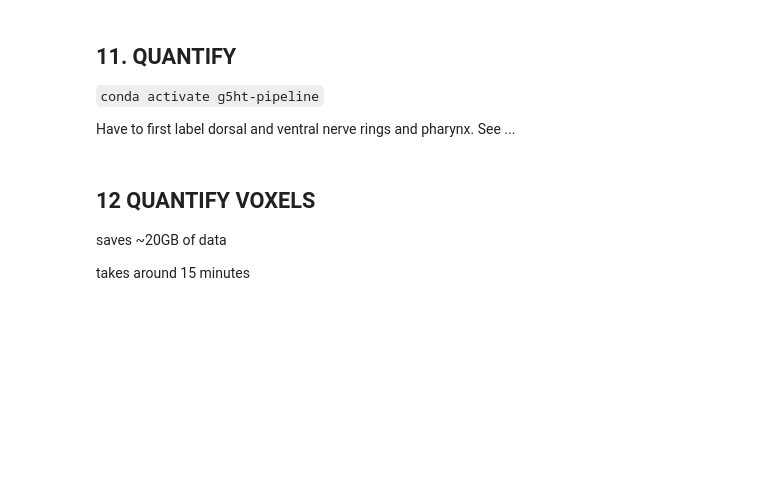
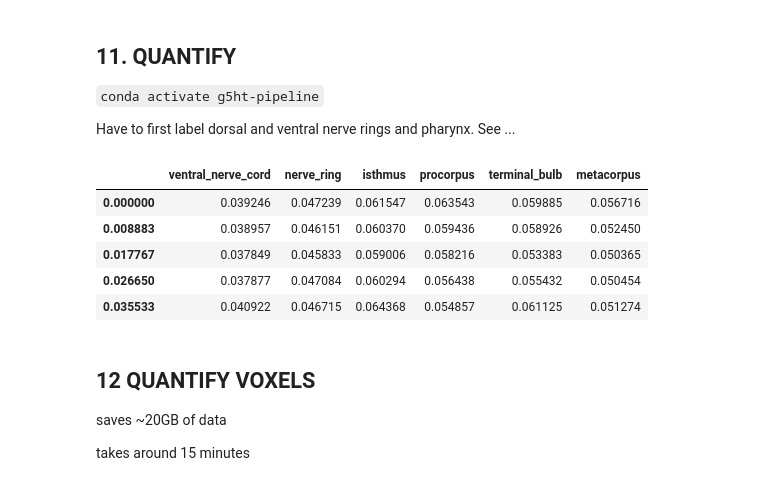
Before and after one commit to MunibH/g5ht-pipeline, a Jupyter notebook: run_pipeline_after_registration.ipynb, the cells around one changed output. Drawn from its saved outputs; the diff is of its cells as text; code cells hidden in the pictures; blank space fills up the shorter version.

```diff
--- a/run_pipeline_after_registration.ipynb
+++ b/run_pipeline_after_registration.ipynb
@@ -57,7 +57,7 @@ except ImportError:
 # %% [markdown]
 ## SPECIFY DATA TO PROCESS
 # %%
-DATA_PTH = r'C:\Users\munib\POSTDOC\DATA'
+DATA_PTH = r'D:\DATA'
 PROJECT = 'g5ht-free' # g5ht-free or g5ht-immo
 DATE = '20251028'
 
@@ -368,4 +365,26 @@ sys.argv = ["", PTH, REG_DIR, baseline_window, PLOT_ONLY, time_type]
 quantify.main()
+# %%
+import pandas as pd
+from quantify import plot_traces
+
+df = pd.read_csv(os.path.join(PTH, 'quantified.csv'), index_col=0)
+t = df.index.values
+if 'dorsal_nerve_cord' in df.columns:
+    df = df.drop(columns=['dorsal_nerve_cord'])
+
+plot_traces(t, df, baseline_window=baseline_window, input_dir=None, time_type=time_type)
+# %%
+# remove column with title 'dorsal_nerve_cord' from df if it exists
+if 'dorsal_nerve_cord' in df.columns:
+    df = df.drop(columns=['dorsal_nerve_cord'])
+df.head()
+# %% [output]
+|  | ventral_nerve_cord | nerve_ring | isthmus | procorpus | terminal_bulb | metacorpus |
+| 0.000000 | 0.039246 | 0.047239 | 0.061547 | 0.063543 | 0.059885 | 0.056716 |
+| 0.008883 | 0.038957 | 0.046151 | 0.060370 | 0.059436 | 0.058926 | 0.052450 |
+| 0.017767 | 0.037849 | 0.045833 | 0.059006 | 0.058216 | 0.053383 | 0.050365 |
+| 0.026650 | 0.037877 | 0.047084 | 0.060294 | 0.056438 | 0.055432 | 0.050454 |
+| 0.035533 | 0.040922 | 0.046715 | 0.064368 | 0.054857 | 0.061125 | 0.051274 |
 # %% [markdown]
 ## 12 QUANTIFY VOXELS
 
```
Also changed, not shown: parts of 1 cell of this notebook, 6 other files.
